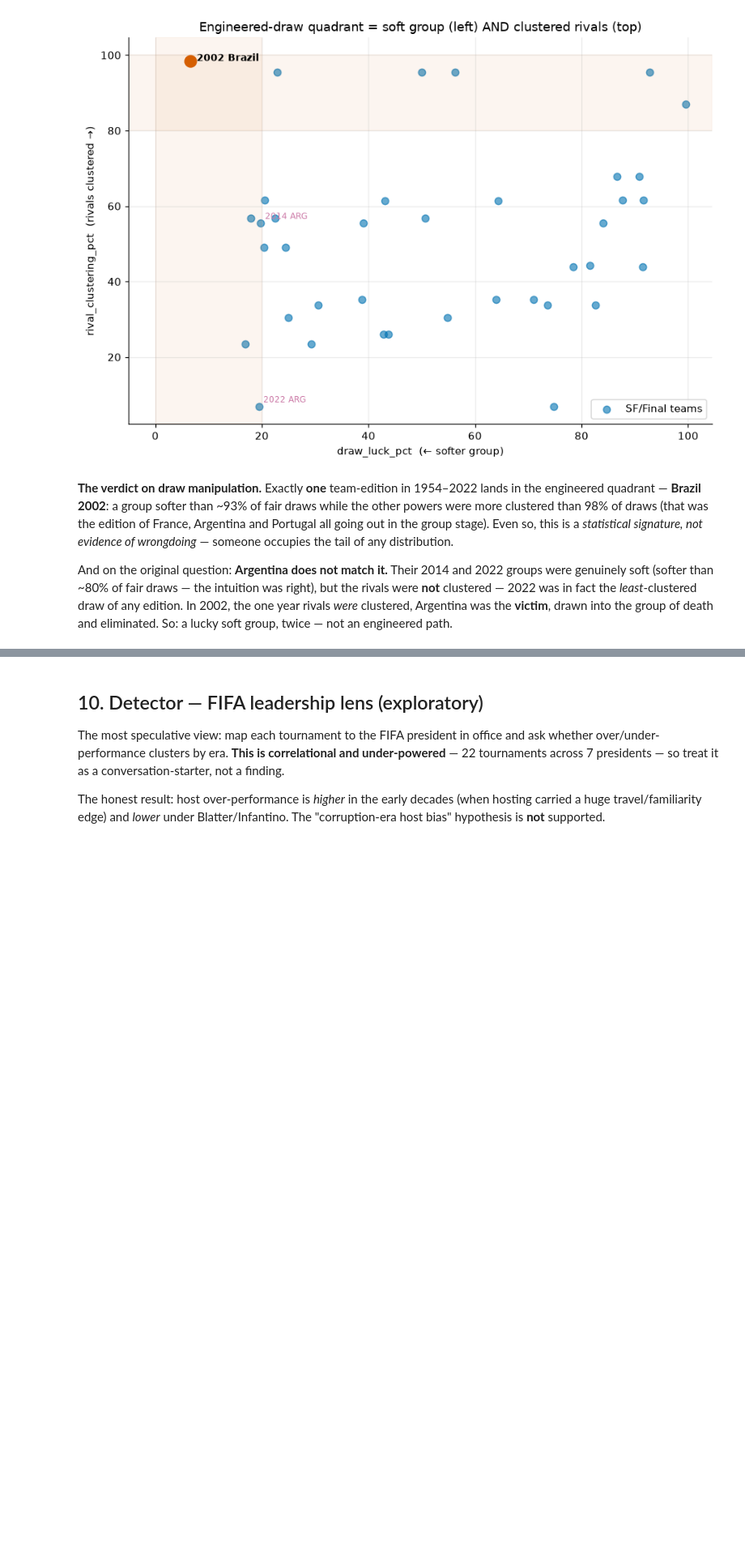
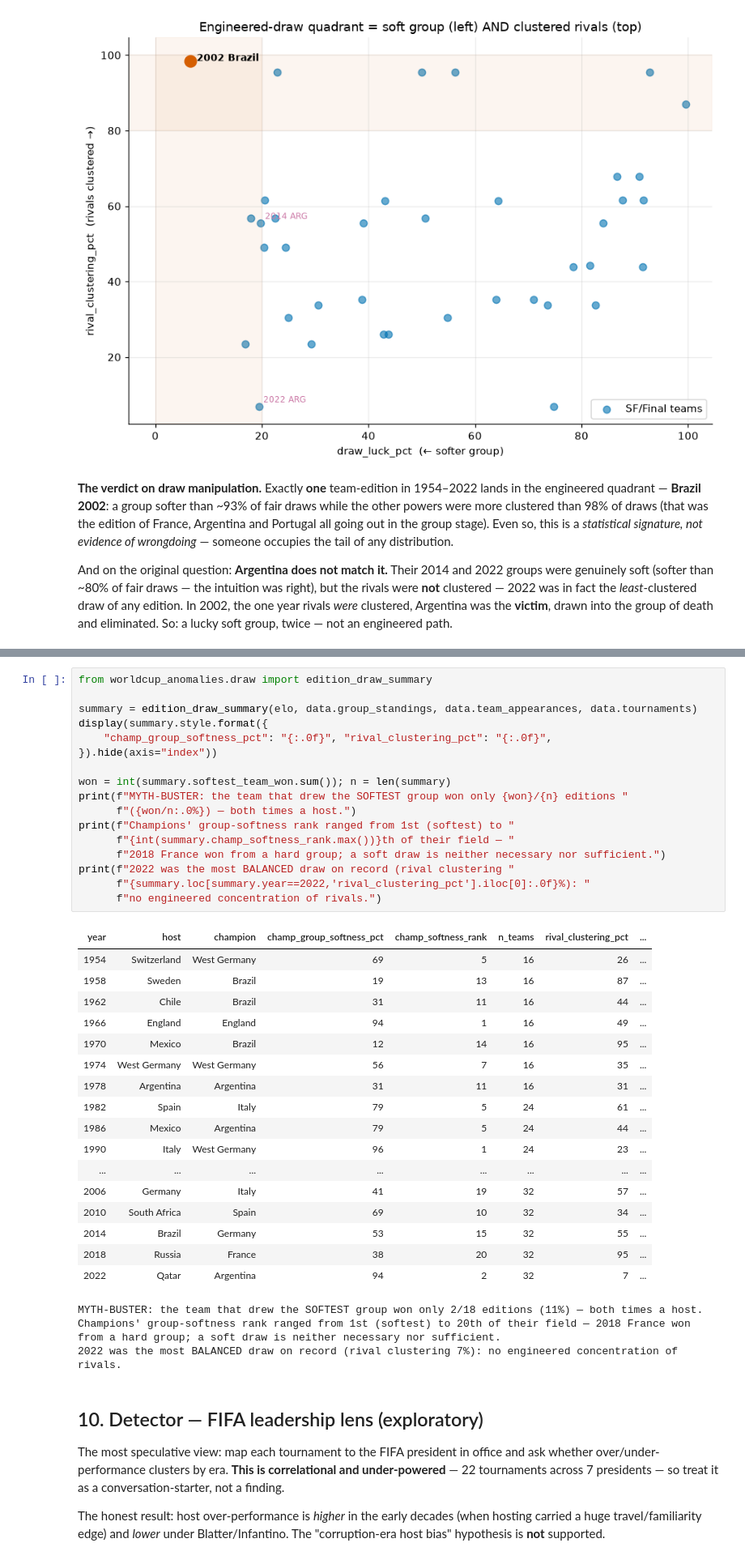
Before and after one commit to jorge-sader/worldcup-anomalies, a Jupyter notebook: notebooks/world_cup_irregularities.ipynb, the cells around one changed output, grey strips where cells are left out. Shown at 81% size. Saved outputs shown, nothing was run; the diff lists cells and outputs as text; blank space fills up the shorter version.

```diff
--- a/notebooks/world_cup_irregularities.ipynb
+++ b/notebooks/world_cup_irregularities.ipynb
@@ -643,3 +650,41 @@ eliminated. So: a lucky soft group, twice — not an engineered path.
+# %%
+from worldcup_anomalies.draw import edition_draw_summary
+
+summary = edition_draw_summary(elo, data.group_standings, data.team_appearances, data.tournaments)
+display(summary.style.format({
+    "champ_group_softness_pct": "{:.0f}", "rival_clustering_pct": "{:.0f}",
+}).hide(axis="index"))
+
+won = int(summary.softest_team_won.sum()); n = len(summary)
+print(f"MYTH-BUSTER: the team that drew the SOFTEST group won only {won}/{n} editions "
+      f"({won/n:.0%}) — both times a host.")
+print(f"Champions' group-softness rank ranged from 1st (softest) to "
+      f"{int(summary.champ_softness_rank.max())}th of their field — "
+      f"2018 France won from a hard group; a soft draw is neither necessary nor sufficient.")
+print(f"2022 was the most BALANCED draw on record (rival clustering "
+      f"{summary.loc[summary.year==2022,'rival_clustering_pct'].iloc[0]:.0f}%): "
+      f"no engineered concentration of rivals.")
+# %% [output]
+| year | host | champion | champ_group_softness_pct | champ_softness_rank | n_teams | rival_clustering_pct | ... |
+| 1954 | Switzerland | West Germany | 69 | 5 | 16 | 26 | ... |
+| 1958 | Sweden | Brazil | 19 | 13 | 16 | 87 | ... |
+| 1962 | Chile | Brazil | 31 | 11 | 16 | 44 | ... |
+| 1966 | England | England | 94 | 1 | 16 | 49 | ... |
+| 1970 | Mexico | Brazil | 12 | 14 | 16 | 95 | ... |
+| 1974 | West Germany | West Germany | 56 | 7 | 16 | 35 | ... |
+| 1978 | Argentina | Argentina | 31 | 11 | 16 | 31 | ... |
+| 1982 | Spain | Italy | 79 | 5 | 24 | 61 | ... |
+| 1986 | Mexico | Argentina | 79 | 5 | 24 | 44 | ... |
+| 1990 | Italy | West Germany | 96 | 1 | 24 | 23 | ... |
+| ... | ... | ... | ... | ... | ... | ... | ... |
+| 2006 | Germany | Italy | 41 | 19 | 32 | 57 | ... |
+| 2010 | South Africa | Spain | 69 | 10 | 32 | 34 | ... |
+| 2014 | Brazil | Germany | 53 | 15 | 32 | 55 | ... |
+| 2018 | Russia | France | 38 | 20 | 32 | 95 | ... |
+| 2022 | Qatar | Argentina | 94 | 2 | 32 | 7 | ... |
+MYTH-BUSTER: the team that drew the SOFTEST group won only 2/18 editions (11%) — both times a host.
+Champions' group-softness rank ranged from 1st (softest) to 20th of their field — 2018 France won from a hard group; a soft draw is neither necessary nor sufficient.
+2022 was the most BALANCED draw on record (rival clustering 7%): no engineered concentration of rivals.
 # %% [markdown]
 ## 10. Detector — FIFA leadership lens (exploratory)
 
```
Also changed, not shown: parts of 2 cells of this notebook, 3 other files.
